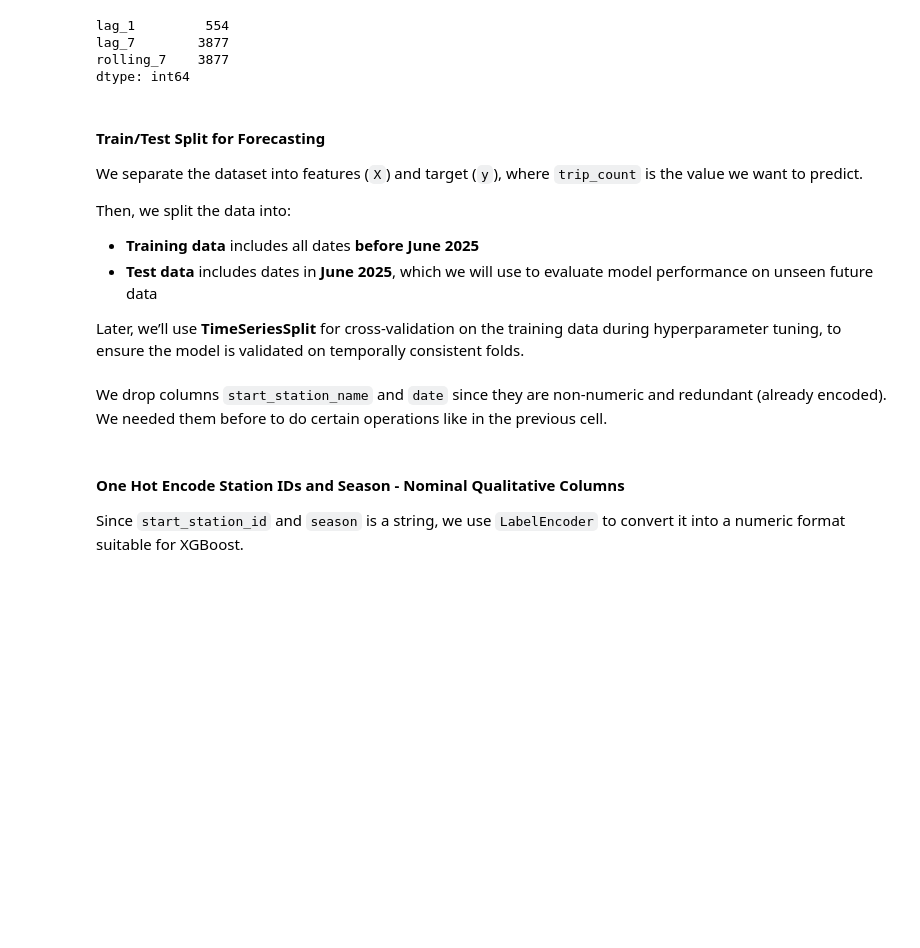
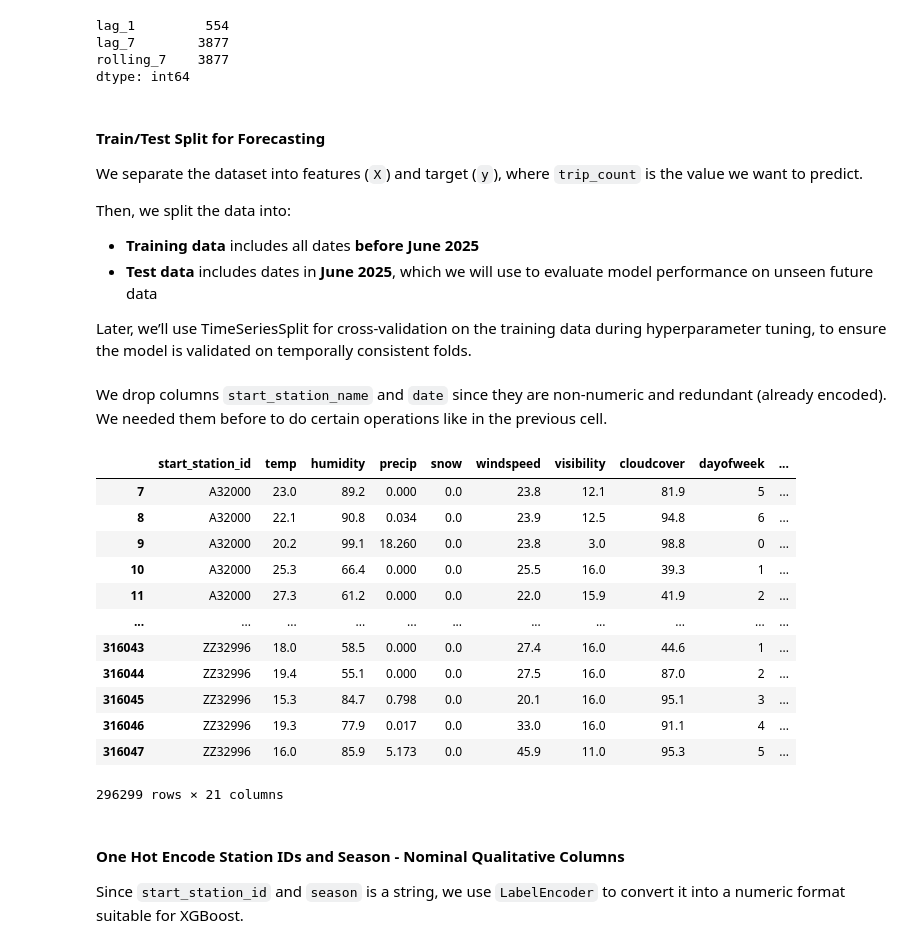
Before and after one commit to TurkiAlrasheed/pedalcast, a Jupyter notebook: modeling.ipynb, the cells around one changed output. Drawn from its saved outputs; the diff is of its cells as text; code cells hidden in the pictures; blank space fills up the shorter version.

```diff
--- a/modeling.ipynb
+++ b/modeling.ipynb
@@ -119,7 +126,7 @@ Then, we split the data into:
 - **Training data** includes all dates **before June 2025**
 - **Test data** includes dates in **June 2025**, which we will use to evaluate model performance on unseen future data
 
-Later, we’ll use **TimeSeriesSplit** for cross-validation on the training data during hyperparameter tuning, to ensure the model is validated on temporally consistent folds.
+Later, we’ll use TimeSeriesSplit for cross-validation on the training data during hyperparameter tuning, to ensure the model is validated on temporally consistent folds.
 # %%
 X = daily_counts_wft.drop(['trip_count'],axis=1,errors='ignore')
 y = daily_counts_wft['trip_count']
@@ -131,9 +138,25 @@ y_test = y.loc[X_test.index]
 # %% [markdown]
 We drop columns `start_station_name` and `date` since they are non-numeric and redundant (already encoded). We needed them before to do certain operations like in the previous cell.
 # %%
-drop_cols = ['start_station_name', 'date']
+drop_cols = ['start_station_name', 'date','Number']
 X_train = X_train.drop(columns=drop_cols, errors='ignore')
 X_test = X_test.drop(columns=drop_cols, errors='ignore')
+# %%
+X_train
+# %% [output]
+|  | start_station_id | temp | humidity | precip | snow | windspeed | visibility | cloudcover | dayofweek | ... |
+| 7 | A32000 | 23.0 | 89.2 | 0.000 | 0.0 | 23.8 | 12.1 | 81.9 | 5 | ... |
+| 8 | A32000 | 22.1 | 90.8 | 0.034 | 0.0 | 23.9 | 12.5 | 94.8 | 6 | ... |
+| 9 | A32000 | 20.2 | 99.1 | 18.260 | 0.0 | 23.8 | 3.0 | 98.8 | 0 | ... |
+| 10 | A32000 | 25.3 | 66.4 | 0.000 | 0.0 | 25.5 | 16.0 | 39.3 | 1 | ... |
+| 11 | A32000 | 27.3 | 61.2 | 0.000 | 0.0 | 22.0 | 15.9 | 41.9 | 2 | ... |
+| ... | ... | ... | ... | ... | ... | ... | ... | ... | ... | ... |
+| 316043 | ZZ32996 | 18.0 | 58.5 | 0.000 | 0.0 | 27.4 | 16.0 | 44.6 | 1 | ... |
+| 316044 | ZZ32996 | 19.4 | 55.1 | 0.000 | 0.0 | 27.5 | 16.0 | 87.0 | 2 | ... |
+| 316045 | ZZ32996 | 15.3 | 84.7 | 0.798 | 0.0 | 20.1 | 16.0 | 95.1 | 3 | ... |
+| 316046 | ZZ32996 | 19.3 | 77.9 | 0.017 | 0.0 | 33.0 | 16.0 | 91.1 | 4 | ... |
+| 316047 | ZZ32996 | 16.0 | 85.9 | 5.173 | 0.0 | 45.9 | 11.0 | 95.3 | 5 | ... |
+296299 rows × 21 columns
 # %% [markdown]
 #### One Hot Encode Station IDs and Season - Nominal Qualitative Columns
 
```
Also changed, not shown: parts of 14 cells of this notebook.
